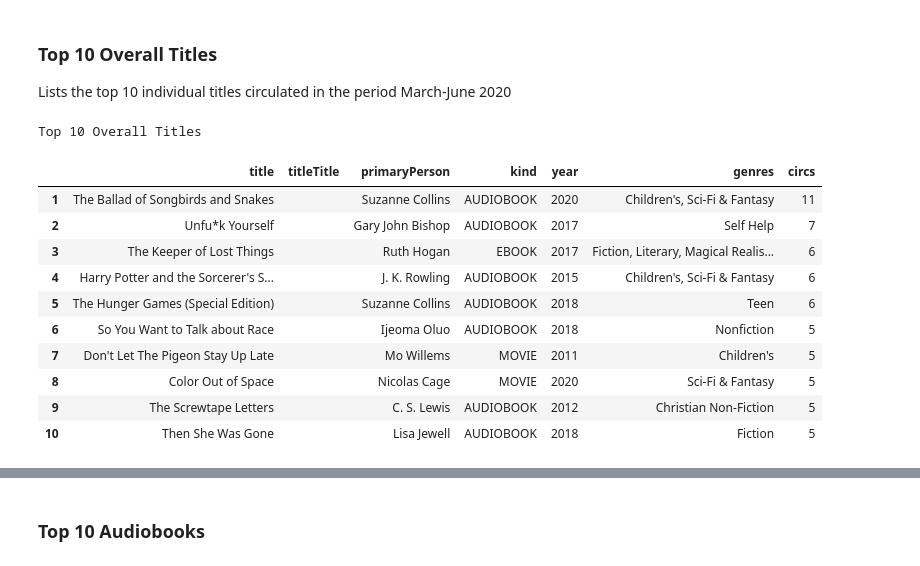
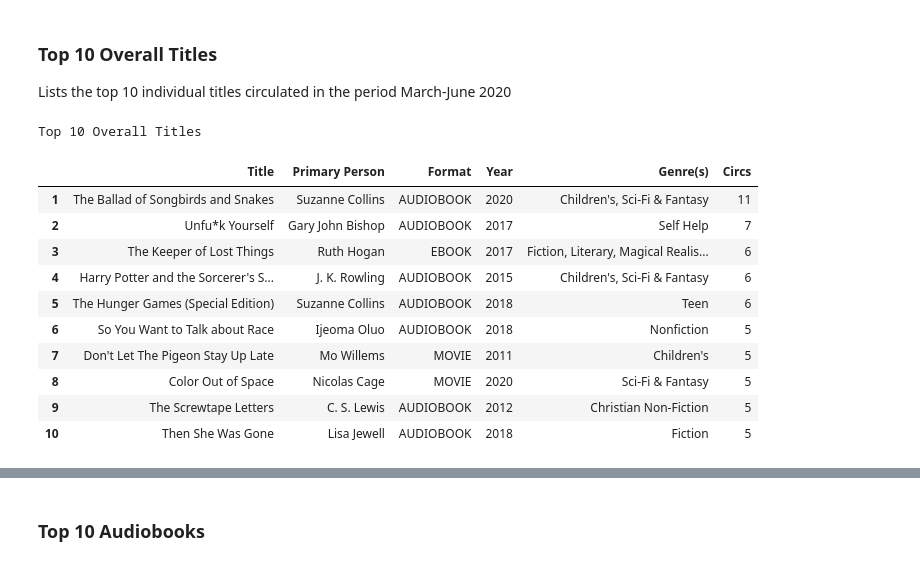
Before and after one commit to gaballison/media-during-covid, a Jupyter notebook: Main.ipynb, the cells around one changed output, grey strips where cells are left out. Saved outputs shown, nothing was run; the diff lists cells and outputs as text; code cells hidden in the pictures.

```diff
--- a/Main.ipynb
+++ b/Main.ipynb
@@ -74,12 +83,3 @@ new_circs.describe()
 ## Circulation by Format
 
 Looking at the total circs for each format covering this 4-month period, we can see audiobooks were far and away the most popular format, circulating twice as much as the next most popular format.
-# %%
-# get total circs for each format
-sum_format = new_circs.sum(axis=0)
-new_df = pd.DataFrame(sum_format).reset_index()
-new_df.columns = ['Format', 'Total Circs']
-new_df = new_df.sort_values('Total Circs', ascending=False)
-
-# print the new dataframe
-new_df.style.hide_index()
@@ -199,10 +173,27 @@ df = pd.concat([mar_pop_titles, apr_pop_titles, may_pop_titles, jun_pop_titles],
 def get_grouped(TV=False):
     if TV:
         grouped = df.groupby(['title', 'titleTitle', 'primaryPerson', 'kind', 'year', 'genres'])[['circs']].sum().reset_index()
+        grouped = grouped.rename(columns={
+            "title": "Episode Title",
+            "titleTitle": "TV Show Title",
+            "primaryPerson": "Primary Person",
+            "kind": "Format",
+            "year": "Year",
+            "genres": "Genre(s)",
+            "circs": "Circs"
+        })
     else:
         grouped = df.groupby(['title', 'primaryPerson', 'kind', 'year', 'genres'])[['circs']].sum().reset_index()
+        grouped = grouped.rename(columns={
+            "title": "Title",
+            "primaryPerson": "Primary Person",
+            "kind": "Format",
+            "year": "Year",
+            "genres": "Genre(s)",
+            "circs": "Circs"
+        })
 
-    grouped = grouped.sort_values(by='circs', ascending=False)
+    grouped = grouped.sort_values(by='Circs', ascending=False)
     return grouped
 # %%
 # Function to generate top 10 lists
@@ -228,20 +235,20 @@ Because some formats, like comics, aren't as popular as others, like audiobooks,
 Lists the top 10 individual titles circulated in the period March-June 2020
 # %%
 # print top 10 most popular titles, renumbering index to start at 1
-top_ten = get_grouped(True).head(10)
+top_ten = get_grouped().head(10)
 top_ten = top_ten.reset_index(drop=True)
 top_ten.index = top_ten.index + 1
 top_ten.style.set_caption('Top 10 Overall Titles')
 # %% [output]
 Top 10 Overall Titles
-|  | title | titleTitle | primaryPerson | kind | year | genres | circs |
-| 1 | The Ballad of Songbirds and Snakes |  | Suzanne Collins | AUDIOBOOK | 2020 | Children's, Sci-Fi & Fantasy | 11 |
-| 2 | Unfu*k Yourself |  | Gary John Bishop | AUDIOBOOK | 2017 | Self Help | 7 |
-| 3 | The Keeper of Lost Things |  | Ruth Hogan | EBOOK | 2017 | Fiction, Literary, Magical Realis... | 6 |
-| 4 | Harry Potter and the Sorcerer's S... |  | J. K. Rowling | AUDIOBOOK | 2015 | Children's, Sci-Fi & Fantasy | 6 |
-| 5 | The Hunger Games (Special Edition) |  | Suzanne Collins | AUDIOBOOK | 2018 | Teen | 6 |
-| 6 | So You Want to Talk about Race |  | Ijeoma Oluo | AUDIOBOOK | 2018 | Nonfiction | 5 |
-| 7 | Don't Let The Pigeon Stay Up Late |  | Mo Willems | MOVIE | 2011 | Children's | 5 |
-| 8 | Color Out of Space |  | Nicolas Cage | MOVIE | 2020 | Sci-Fi & Fantasy | 5 |
-| 9 | The Screwtape Letters |  | C. S. Lewis | AUDIOBOOK | 2012 | Christian Non-Fiction | 5 |
-| 10 | Then She Was Gone |  | Lisa Jewell | AUDIOBOOK | 2018 | Fiction | 5 |
+|  | Title | Primary Person | Format | Year | Genre(s) | Circs |
+| 1 | The Ballad of Songbirds and Snakes | Suzanne Collins | AUDIOBOOK | 2020 | Children's, Sci-Fi & Fantasy | 11 |
+| 2 | Unfu*k Yourself | Gary John Bishop | AUDIOBOOK | 2017 | Self Help | 7 |
+| 3 | The Keeper of Lost Things | Ruth Hogan | EBOOK | 2017 | Fiction, Literary, Magical Realis... | 6 |
+| 4 | Harry Potter and the Sorcerer's S... | J. K. Rowling | AUDIOBOOK | 2015 | Children's, Sci-Fi & Fantasy | 6 |
+| 5 | The Hunger Games (Special Edition) | Suzanne Collins | AUDIOBOOK | 2018 | Teen | 6 |
+| 6 | So You Want to Talk about Race | Ijeoma Oluo | AUDIOBOOK | 2018 | Nonfiction | 5 |
+| 7 | Don't Let The Pigeon Stay Up Late | Mo Willems | MOVIE | 2011 | Children's | 5 |
+| 8 | Color Out of Space | Nicolas Cage | MOVIE | 2020 | Sci-Fi & Fantasy | 5 |
+| 9 | The Screwtape Letters | C. S. Lewis | AUDIOBOOK | 2012 | Christian Non-Fiction | 5 |
+| 10 | Then She Was Gone | Lisa Jewell | AUDIOBOOK | 2018 | Fiction | 5 |
```
Also changed, not shown: parts of 28 cells of this notebook, 2 other files.
